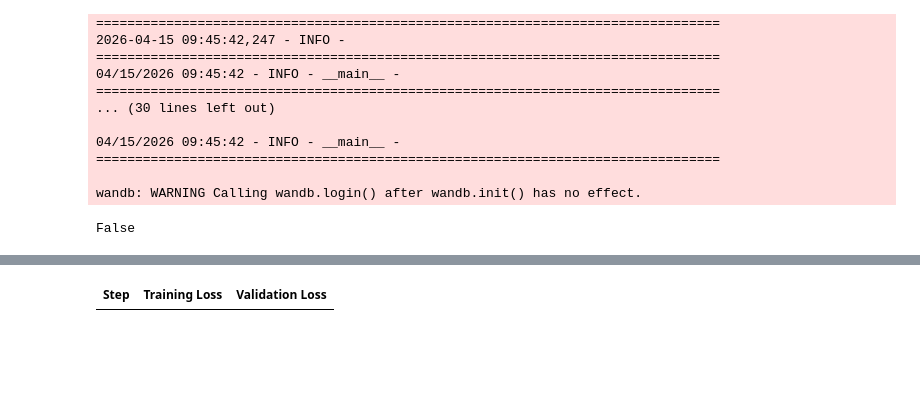
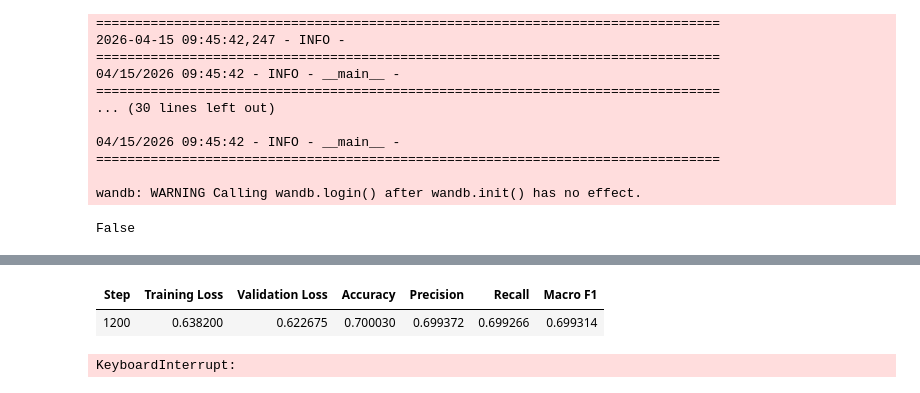
Before and after one commit to dzungphieuluuky/SemEval-TaskA, a Jupyter notebook: baselines/Kaggle_starters/Task-A-improve.ipynb, the cells around one changed output, grey strips where cells are left out. Saved outputs shown, nothing was run; the diff lists cells and outputs as text; code cells hidden in the pictures; blank space fills up the shorter version.

Commit message:
Kaggle Notebook | SemEval-2026-Challenge | Version 19

```diff
--- a/baselines/Kaggle_starters/Task-A-improve.ipynb
+++ b/baselines/Kaggle_starters/Task-A-improve.ipynb
@@ -396,7 +396,7 @@ class CustomTrainer(Trainer):
         self.r_drop_alpha = r_drop_alpha
         self.compute_loss_fn = compute_loss_fn
 
-    def compute_loss(self, model, inputs, num_items_in_batch, return_outputs: bool = False):
+    def compute_loss(self, model, inputs, num_items_in_batch = 64, return_outputs: bool = False):
         """Override Trainer.compute_loss to inject custom loss logic."""
         labels = inputs.pop("labels", None)
 
@@ -488,9 +488,9 @@ def train_pipeline(cfg: TrainConfig) -> Tuple[Trainer, nn.Module, "PreTrainedTok
         logging_strategy="steps",
         logging_steps=10,
         eval_strategy="steps",
-        eval_steps=200,
+        eval_steps=500,
         save_strategy="steps",
-        save_steps=200,
+        save_steps=500,
         load_best_model_at_end=True,
         metric_for_best_model="macro_f1",
         greater_is_better=True,
@@ -552,7 +552,7 @@ if __name__ == "__main__":
         r_drop_alpha=4.0,
         infonce_temperature=0.07,
         infonce_weight=0.5,
-        resume_from_checkpoint="./taskA-codebert-base/checkpoint-800"
+        resume_from_checkpoint="./taskA-codebert-base/checkpoint-1000"
     )
     trainer, model, tokenizer = train_pipeline(cfg)
 # %% [output]
@@ -577,4 +577,6 @@ You should probably TRAIN this model on a down-stream task to be able to use it
-| Step | Training Loss | Validation Loss |
+| Step | Training Loss | Validation Loss | Accuracy | Precision | Recall | Macro F1 |
+| 1200 | 0.638200 | 0.622675 | 0.700030 | 0.699372 | 0.699266 | 0.699314 |
+KeyboardInterrupt:
 # %%
 import os
 import logging
```
Also changed, not shown: parts of 3 cells of this notebook.
